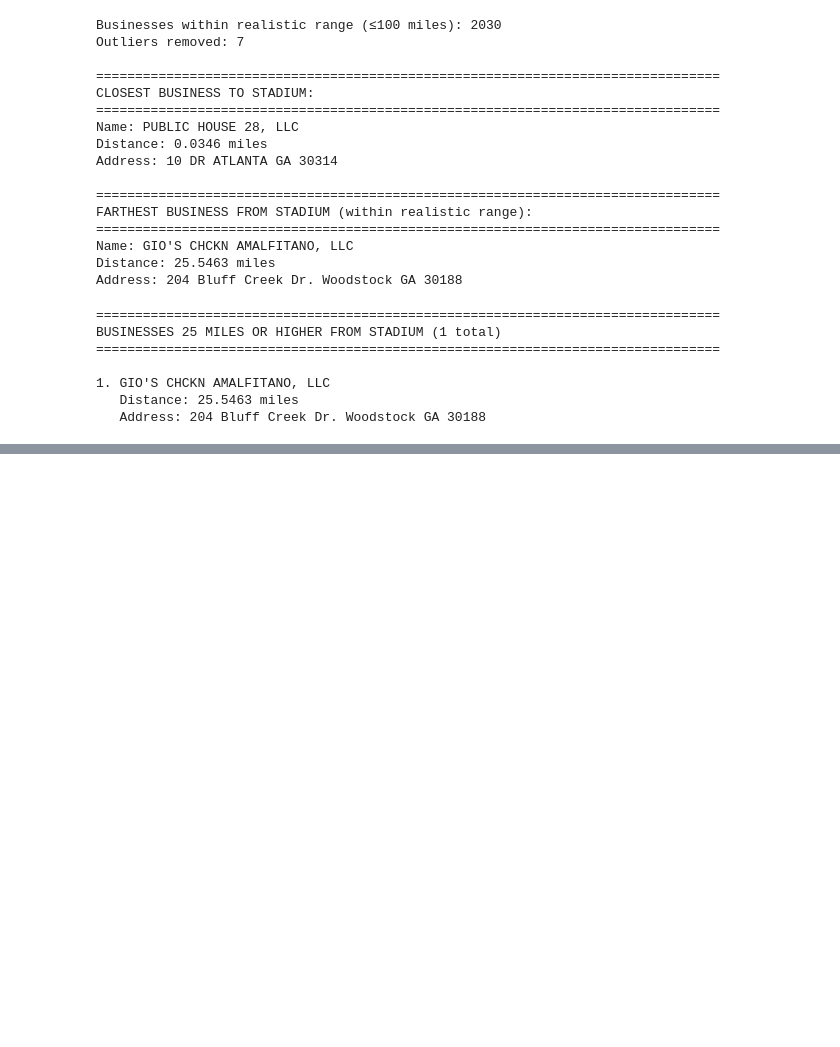
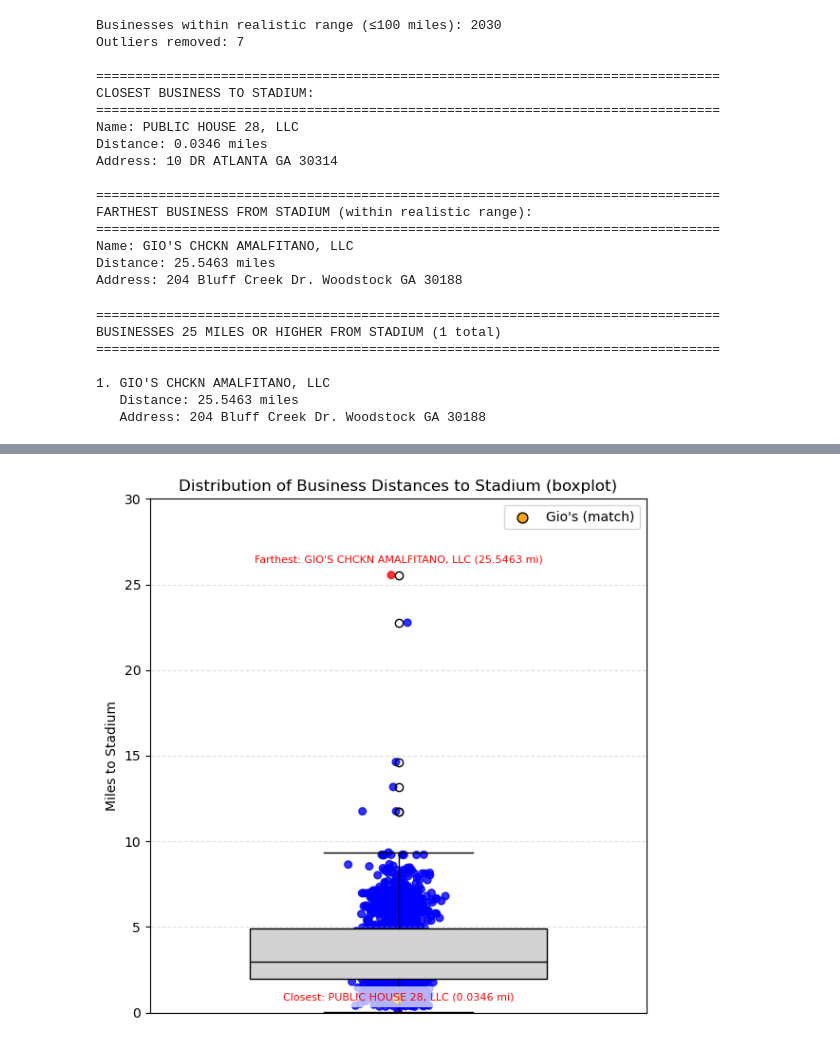
Before and after one commit to poetwriterel-png/invest_atlanta_group_1, a Jupyter notebook: code/analysis_3/Analysis_3_Miles_To_Stadium.ipynb, the cells around one changed output, grey strips where cells are left out. Saved outputs shown, nothing was run; the diff lists cells and outputs as text; code cells hidden in the pictures; blank space fills up the shorter version.

```diff
--- a/code/analysis_3/Analysis_3_Miles_To_Stadium.ipynb
+++ b/code/analysis_3/Analysis_3_Miles_To_Stadium.ipynb
@@ -178,3 +243,91 @@ BUSINESSES 25 MILES OR HIGHER FROM STADIUM (1 total)
 1. GIO'S CHCKN AMALFITANO, LLC
    Distance: 25.5463 miles
    Address: 204 Bluff Creek Dr. Woodstock GA 30188
+# %%
+import matplotlib.pyplot as plt
+import numpy as np
+import textwrap
+
+# Ensure `out_df` is available; fallback to CSV if not
+if 'out_df' not in globals():
+    try:
+        out_df = pd.read_csv(os.path.join(BASE, 'data', 'business_records', 'distances_to_stadium.csv'))
+    except Exception as e:
+        print('Could not find `out_df` and failed to load from CSV:', e)
+        raise
+
+# Filter unrealistic outliers (keep <= 100 miles) then sort from closest to farthest
+realistic_df = out_df[out_df['miles_to_stadium'] <= 100].copy()
+if realistic_df.empty:
+    print('No realistic data (<=100 miles) available to plot.')
+else:
+    df_sorted = realistic_df.sort_values('miles_to_stadium').reset_index(drop=True)
+    # Identify farthest and closest
+    closest = df_sorted.iloc[0]
+    farthest = df_sorted.iloc[-1]
+    print(f"Closest business: {closest['business_name']} — {closest['miles_to_stadium']} miles")
+    print(f"Farthest business: {farthest['business_name']} — {farthest['miles_to_stadium']} miles")
+    # Check whether farthest looks like Gio's
+    far_name = str(farthest['business_name']).lower() if pd.notna(farthest['business_name']) else ''
+    if 'gio' in far_name:
+        print("Farthest business appears to be Gio's (matches name containing 'gio').")
+    else:
+        print("Farthest business does not appear to be Gio's.")
+
+    # Data for plotting
+    y = df_sorted['miles_to_stadium'].astype(float).tolist()
+
+    plt.figure(figsize=(6,6))
+
+    # Boxplot (single category)
+    plt.boxplot(y, vert=True, widths=0.6, patch_artist=True,
+                boxprops=dict(facecolor='lightgray', color='black'),
+                medianprops=dict(color='black'))
+
+    # Overlay individual points with slight horizontal jitter so we can see distribution
+    x_jitter = np.random.normal(loc=1.0, scale=0.03, size=len(y))
+    # Color endpoints red, others blue
+    colors = ['red' if i == 0 or i == len(y) - 1 else 'blue' for i in range(len(y))]
+    plt.scatter(x_jitter, y, c=colors, s=30, alpha=0.8)
+
+    # Highlight Gio specifically if present anywhere
+    gio_mask = df_sorted['business_name'].astype(str).str.lower().str.contains('gio', na=False)
+    if gio_mask.any():
+        gio_idx = gio_mask[gio_mask].index.tolist()
+        # annotate up to first Gio match
+        gi = gio_idx[0]
+        plt.scatter(1.0 + np.random.normal(0, 0.02), y[gi], c='orange', s=60, edgecolor='k', label="Gio's (match)")
+        plt.legend()
+
+    plt.ylabel('Miles to Stadium')
+    plt.title('Distribution of Business Distances to Stadium (boxplot)')
+    plt.grid(axis='y', linestyle='--', alpha=0.4)
+
+    # Constrain y-axis for interpretability (0-30 miles)
+    ymin, ymax = 0, 30
+    plt.ylim(ymin, ymax)
+
+    # Helper to shorten long names
+    def short_label(s, width=30):
+        try:
+            return textwrap.shorten(str(s), width=width, placeholder='...')
+        except Exception:
+            return str(s)
+
+    # Place labels inside the plot area (centered at x=1.0) so they don't go off screen
+    try:
+        if ymin <= closest['miles_to_stadium'] <= ymax:
+            lbl = f"Closest: {short_label(closest['business_name'], 30)} ({closest['miles_to_stadium']} mi)"
+            plt.text(1.0, closest['miles_to_stadium'] + 0.6, lbl, ha='center', va='bottom', fontsize=8, color='red',
+                     bbox=dict(facecolor='white', alpha=0.7, edgecolor='none'))
+        if ymin <= farthest['miles_to_stadium'] <= ymax:
+            lbl = f"Farthest: {short_label(farthest['business_name'], 30)} ({farthest['miles_to_stadium']} mi)"
+            plt.text(1.0, farthest['miles_to_stadium'] + 0.6, lbl, ha='center', va='bottom', fontsize=8, color='red',
+                     bbox=dict(facecolor='white', alpha=0.7, edgecolor='none'))
+    except Exception:
+        pass
+
+    plt.xticks([])  # remove x-ticks since this is a single-category boxplot
+    plt.tight_layout()
+    plt.show()
+# %% [output]
@@ -180,0 +337 @@ BUSINESSES 25 MILES OR HIGHER FROM STADIUM (1 total)
+[figure, added]
```
Also changed, not shown: parts of 3 cells of this notebook, 1 other file.
